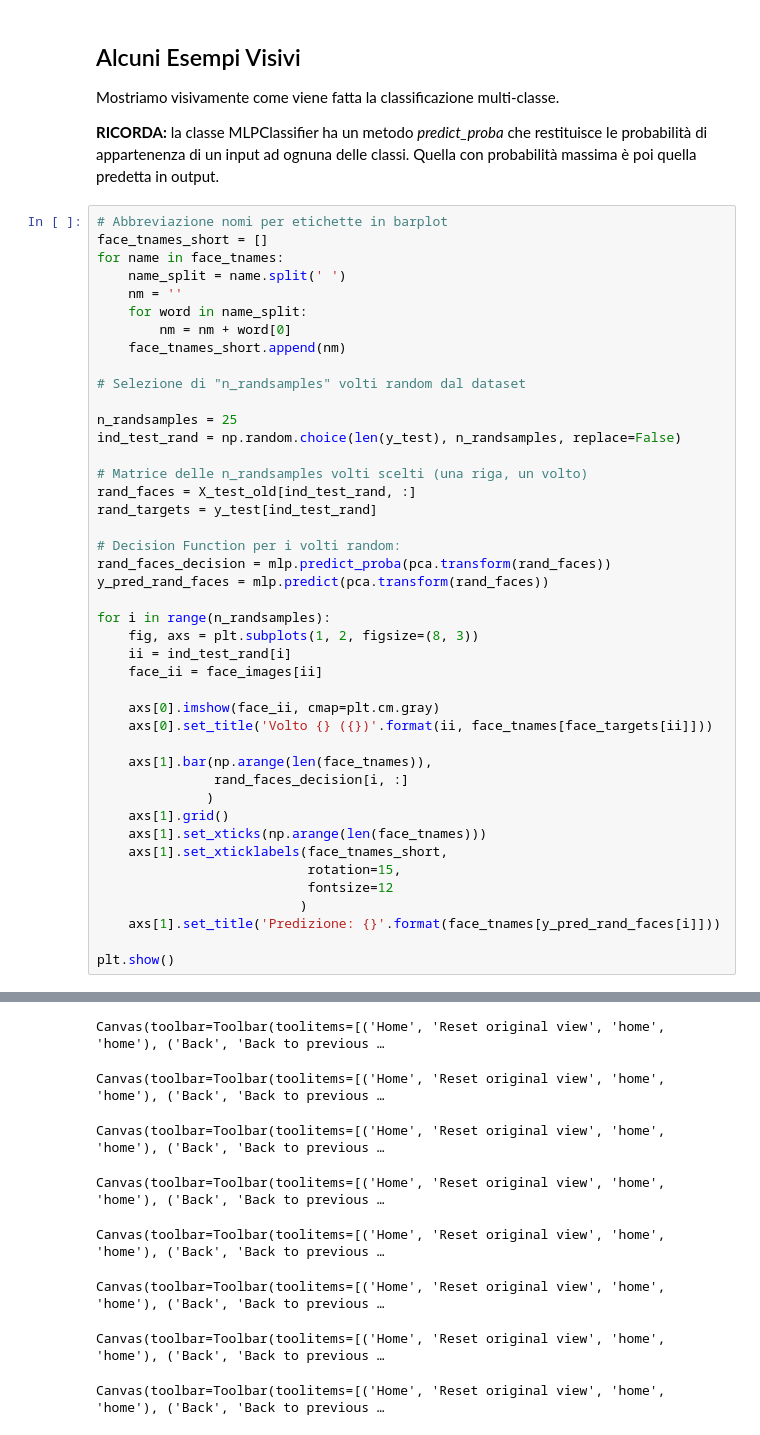
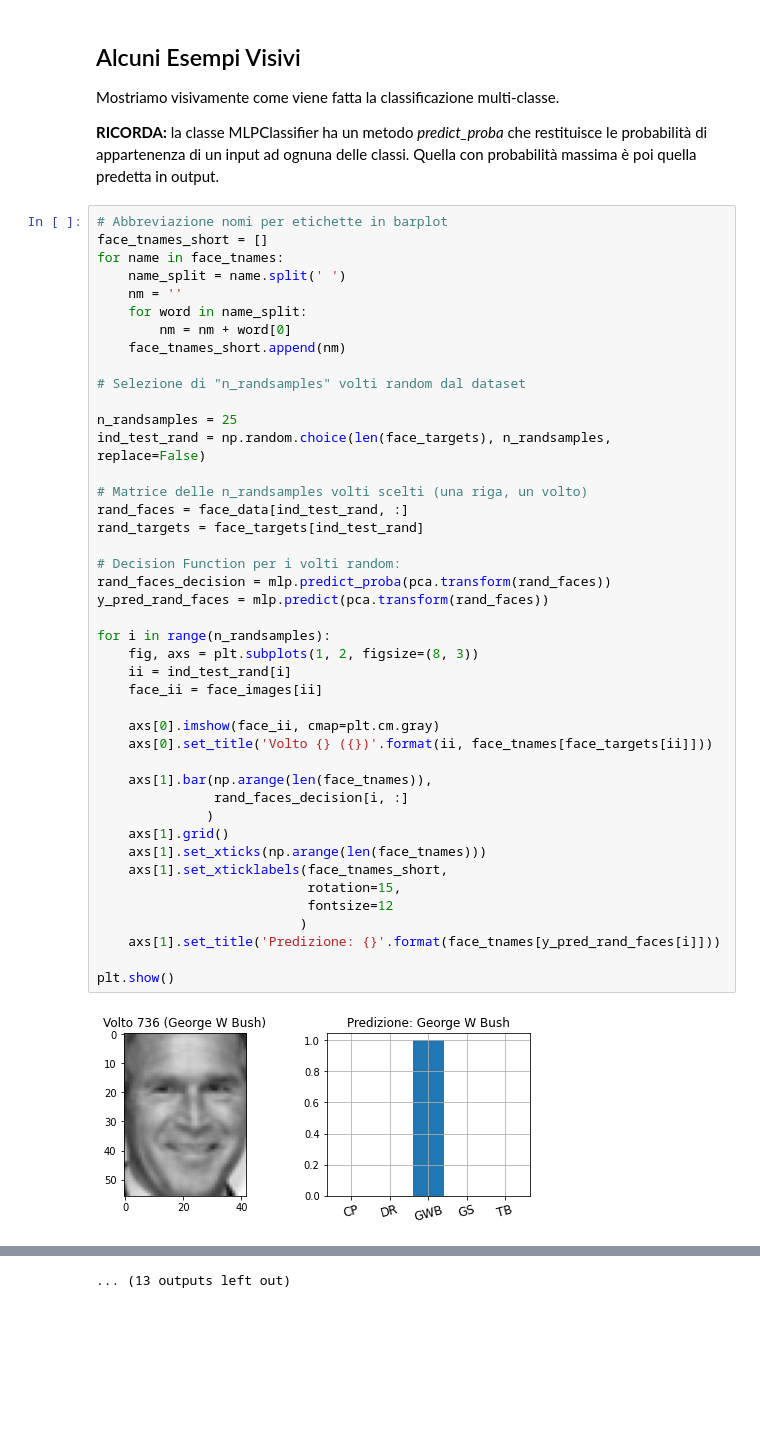
Before and after one commit to Edoxy/MIA, a Jupyter notebook: MLP.ipynb, the cells around one changed output, grey strips where cells are left out. Drawn from its saved outputs; the diff is of its cells as text; blank space fills up the shorter version.

```diff
--- a/MLP.ipynb
+++ b/MLP.ipynb
@@ -501,34 +493,35 @@ for name in face_tnames:
 # Selezione di "n_randsamples" volti random dal dataset
 
 n_randsamples = 25
-ind_test_rand = np.random.choice(len(y_test), n_randsamples, replace=False)
+ind_test_rand = np.random.choice(len(face_targets), n_randsamples, replace=False)
 
 # Matrice delle n_randsamples volti scelti (una riga, un volto)
-rand_faces = X_test_old[ind_test_rand, :]
-rand_targets = y_test[ind_test_rand]
+rand_faces = face_data[ind_test_rand, :]
+rand_targets = face_targets[ind_test_rand]
 
 # Decision Function per i volti random:
 rand_faces_decision = mlp.predict_proba(pca.transform(rand_faces))
 y_pred_rand_faces = mlp.predict(pca.transform(rand_faces))
 
 for i in range(n_randsamples):
     fig, axs = plt.subplots(1, 2, figsize=(8, 3))
     ii = ind_test_rand[i]
     face_ii = face_images[ii]
 
     axs[0].imshow(face_ii, cmap=plt.cm.gray)
     axs[0].set_title('Volto {} ({})'.format(ii, face_tnames[face_targets[ii]]))
 
     axs[1].bar(np.arange(len(face_tnames)),
                rand_faces_decision[i, :]
               )
     axs[1].grid()
     axs[1].set_xticks(np.arange(len(face_tnames)))
     axs[1].set_xticklabels(face_tnames_short,
                            rotation=15,
                            fontsize=12
                           )
     axs[1].set_title('Predizione: {}'.format(face_tnames[y_pred_rand_faces[i]]))
 
 plt.show()
 # %% [output]
+[figure, added]
@@ -535,8 +539 @@ plt.show()
-Canvas(toolbar=Toolbar(toolitems=[('Home', 'Reset original view', 'home', 'home'), ('Back', 'Back to previous …
+... (13 outputs left out)
-Canvas(toolbar=Toolbar(toolitems=[('Home', 'Reset original view', 'home', 'home'), ('Back', 'Back to previous …
-Canvas(toolbar=Toolbar(toolitems=[('Home', 'Reset original view', 'home', 'home'), ('Back', 'Back to previous …
-Canvas(toolbar=Toolbar(toolitems=[('Home', 'Reset original view', 'home', 'home'), ('Back', 'Back to previous …
-Canvas(toolbar=Toolbar(toolitems=[('Home', 'Reset original view', 'home', 'home'), ('Back', 'Back to previous …
-Canvas(toolbar=Toolbar(toolitems=[('Home', 'Reset original view', 'home', 'home'), ('Back', 'Back to previous …
-Canvas(toolbar=Toolbar(toolitems=[('Home', 'Reset original view', 'home', 'home'), ('Back', 'Back to previous …
-Canvas(toolbar=Toolbar(toolitems=[('Home', 'Reset original view', 'home', 'home'), ('Back', 'Back to previous …
```
Also changed, not shown: parts of 8 cells of this notebook, 7 other files.
